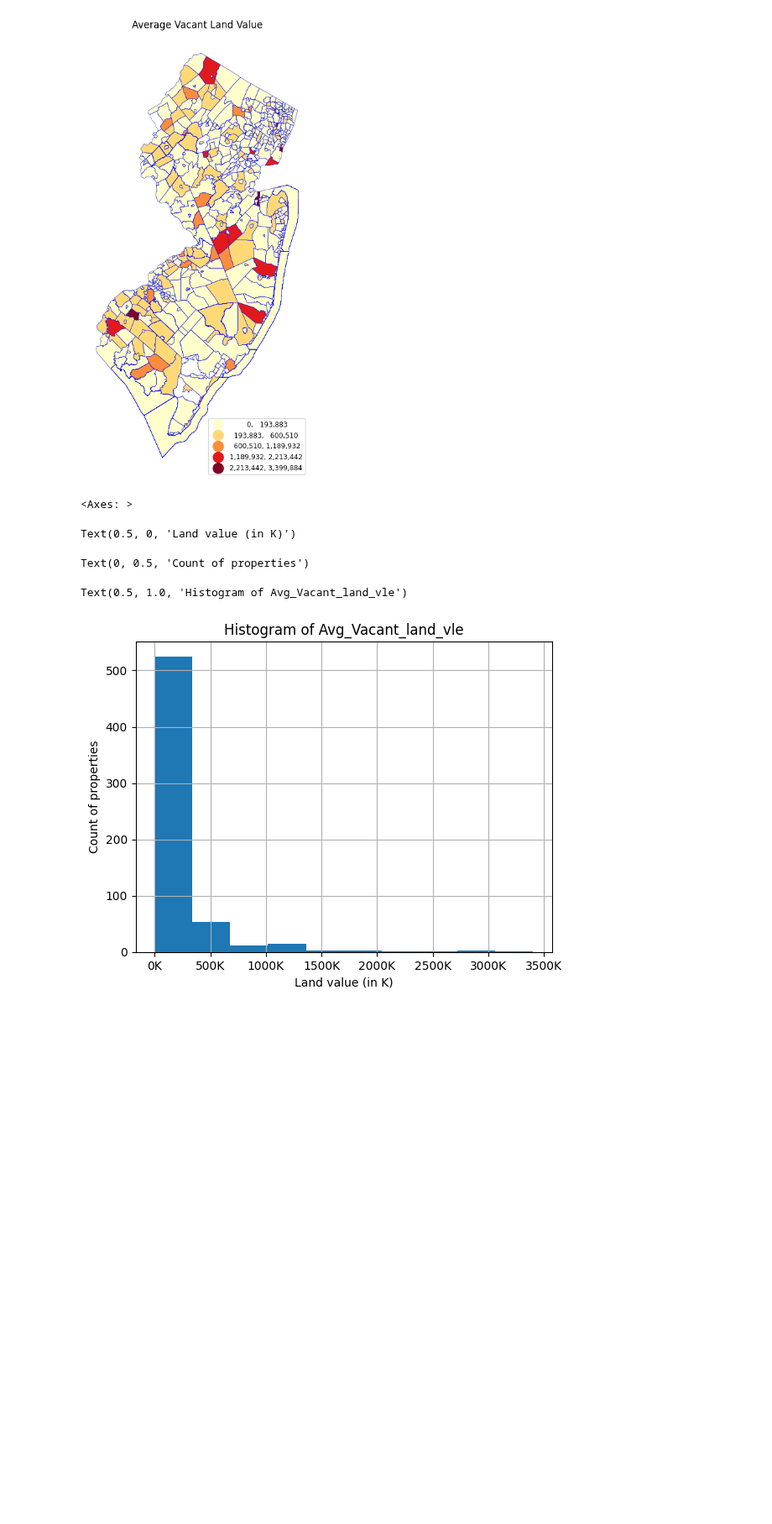
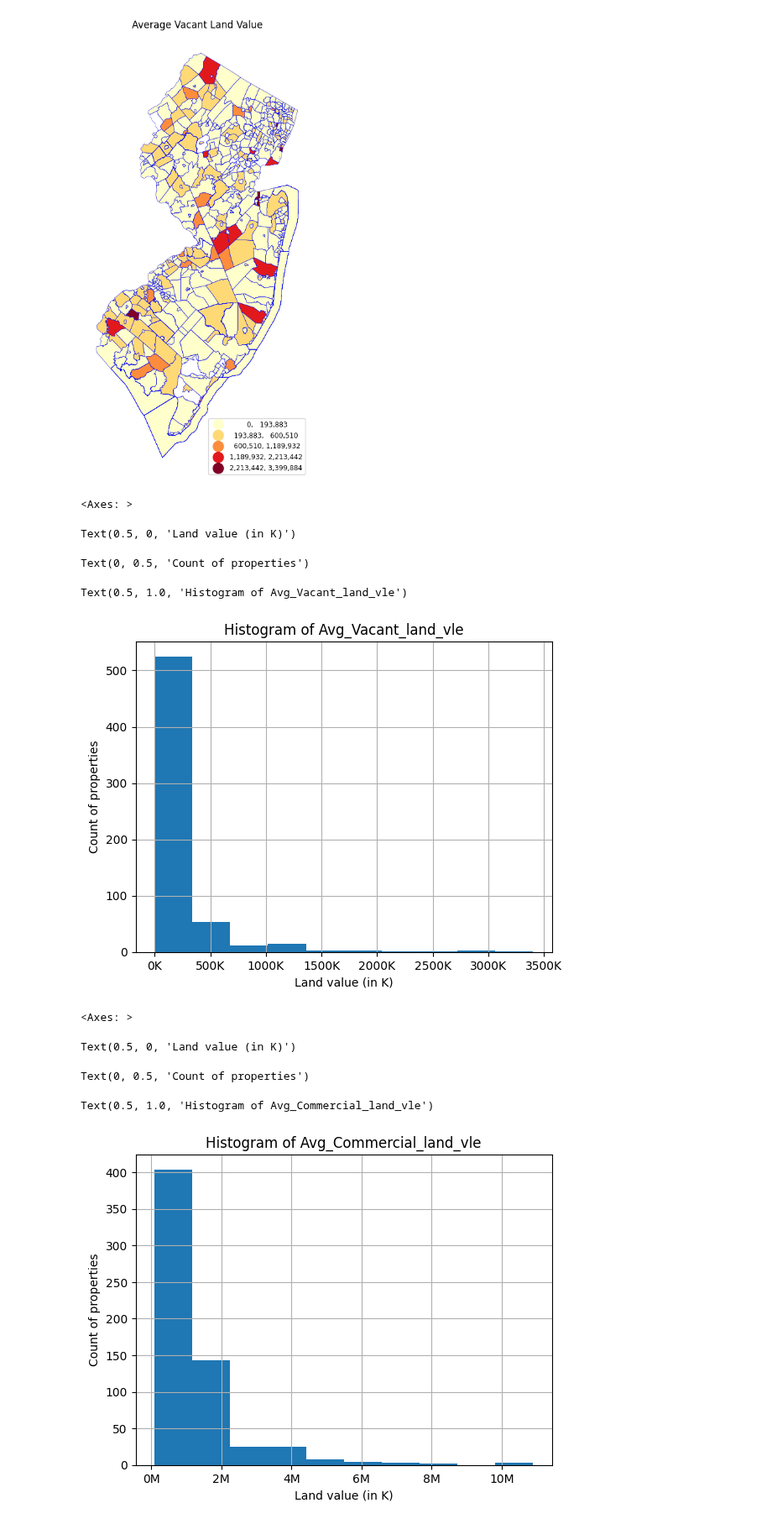
Before and after one commit to NihilKottal001/GIS, a Jupyter notebook: PS2.ipynb, the cells around one changed output. Shown at 84% size. Drawn from its saved outputs; the diff is of its cells as text; code cells hidden in the pictures; blank space fills up the shorter version.

```diff
--- a/PS2.ipynb
+++ b/PS2.ipynb
@@ -498,18 +498,32 @@ v_land.set_axis_off()
 # %%
 import matplotlib.pyplot as plt
 import matplotlib.ticker as mticker
 merged_data2.Avg_Vacant_land_vle.hist()
 plt.gca().xaxis.set_major_formatter(mticker.FuncFormatter(lambda x, pos: f'{x / 1e3:.0f}K'))
 plt.xlabel("Land value (in K)")
 plt.ylabel("Count of properties")
 plt.title("Histogram of Avg_Vacant_land_vle")
 plt.show()
+
+import matplotlib.pyplot as plt
+import matplotlib.ticker as mticker
+merged_data2.Avg_commercial_land_vle.hist()
+plt.gca().xaxis.set_major_formatter(mticker.FuncFormatter(lambda x, pos: f'{x / 1e6:.0f}M'))
+plt.xlabel("Land value (in K)")
+plt.ylabel("Count of properties")
+plt.title("Histogram of Avg_Commercial_land_vle")
+plt.show()
 # %% [output]
 <Axes: >
 Text(0.5, 0, 'Land value (in K)')
 Text(0, 0.5, 'Count of properties')
 Text(0.5, 1.0, 'Histogram of Avg_Vacant_land_vle')
 [figure]
+<Axes: >
+Text(0.5, 0, 'Land value (in K)')
+Text(0, 0.5, 'Count of properties')
+Text(0.5, 1.0, 'Histogram of Avg_Commercial_land_vle')
+[figure, added]
 # %%
 fig, axs = plt.subplots(1,2, figsize=(10,10),sharey=True, tight_layout=True)
 merged_data2.plot(ax=axs[0],column='Avg_Vacant_land_vle',legend=True,cmap='YlOrRd',scheme='natural_breaks',k=5,
```
Also changed, not shown: parts of 6 cells of this notebook.
